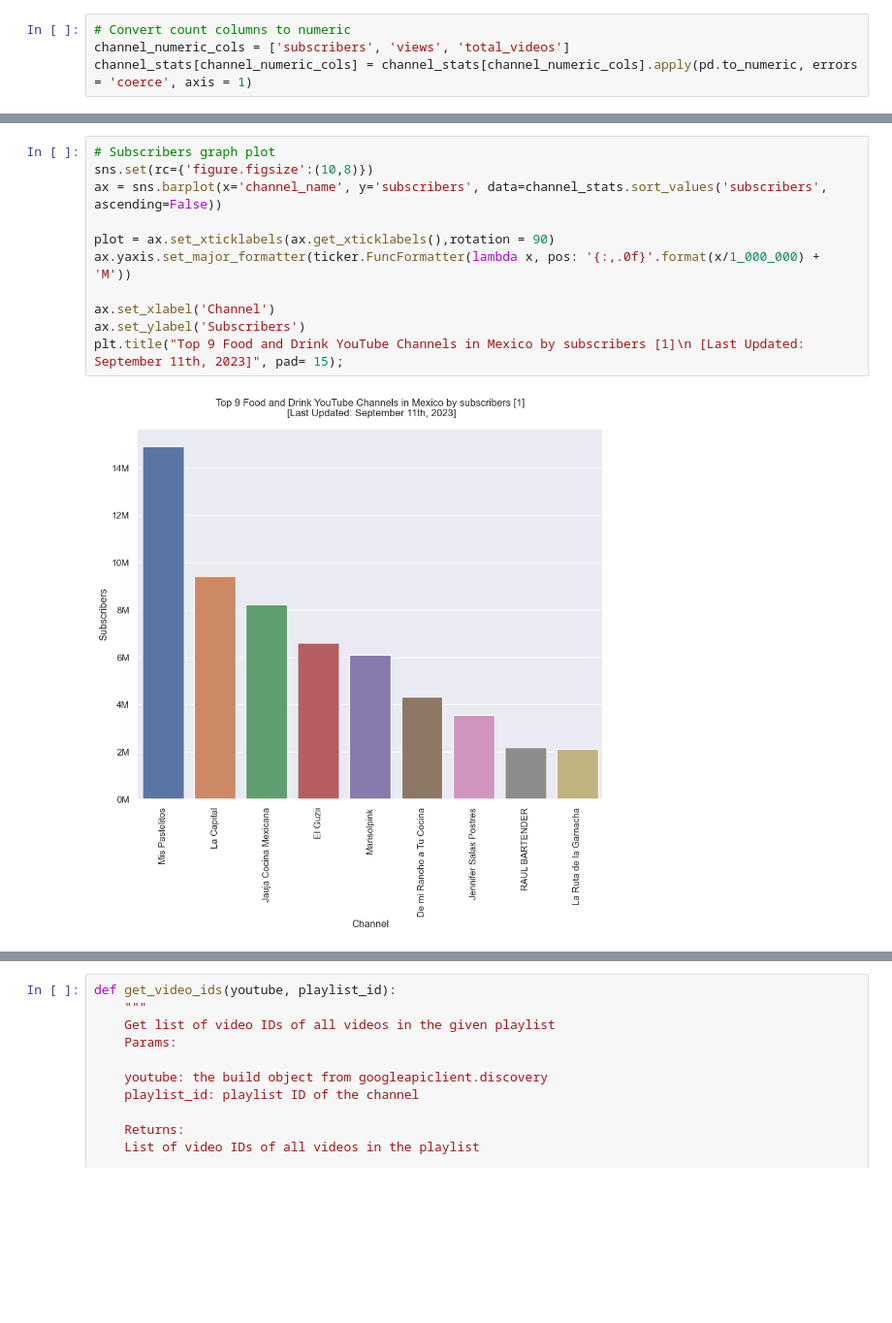
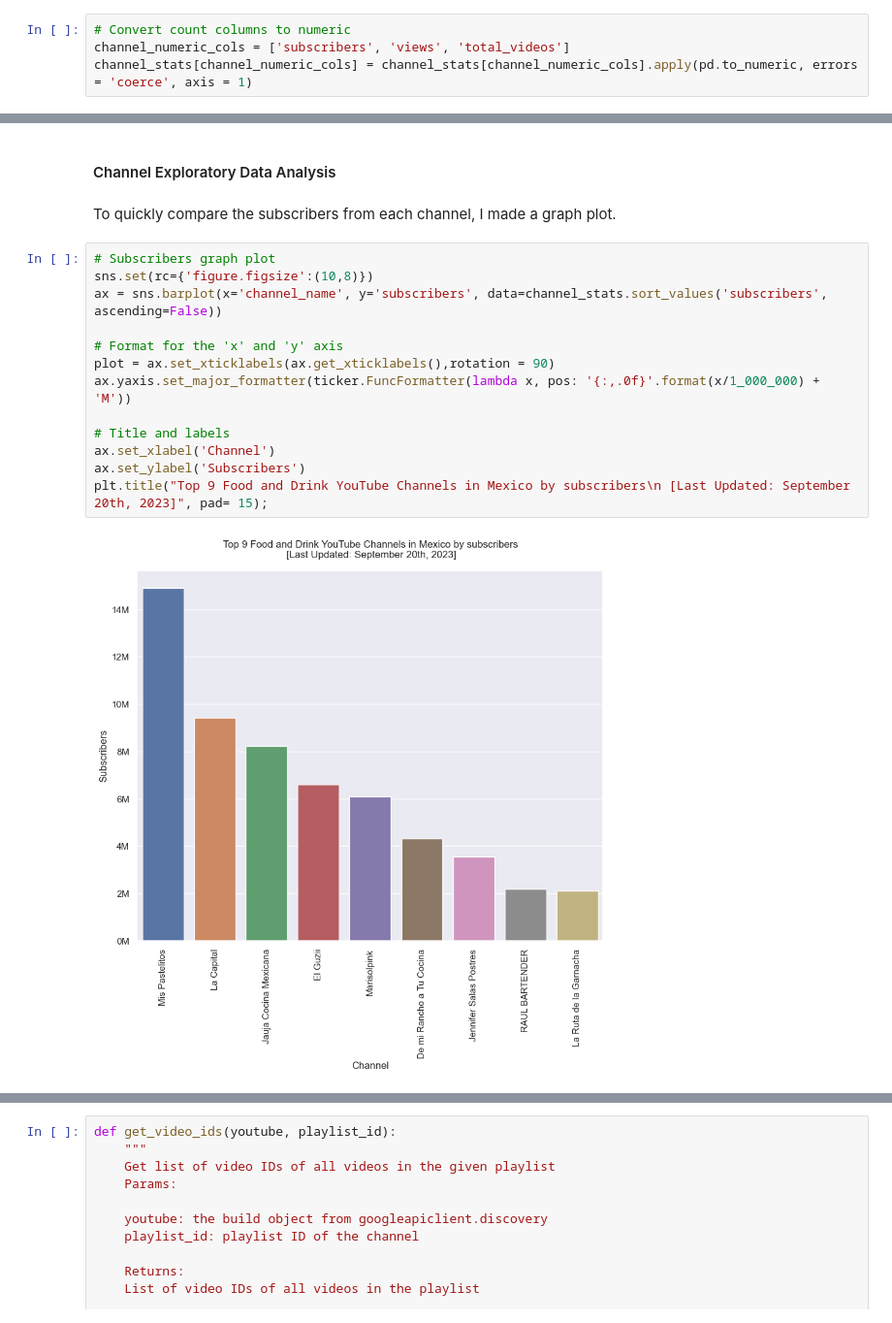
Before and after one commit to almartinezga/Data_Analysis_Portfolio, a Jupyter notebook: Python_YouTube API/Group_analysis.ipynb, the cells around one changed output, grey strips where cells are left out. Shown at 97% size. Saved outputs shown, nothing was run; the diff lists cells and outputs as text; blank space fills up the shorter version.

```diff
--- a/Python_YouTube API/Group_analysis.ipynb
+++ b/Python_YouTube API/Group_analysis.ipynb
@@ -157,13 +195,19 @@ channel_stats[channel_numeric_cols] = channel_stats[channel_numeric_cols].apply(
+# %% [markdown]
+#### Channel Exploratory Data Analysis
+# %% [markdown]
+To quickly compare the subscribers from each channel, I made a graph plot.
 # %%
 # Subscribers graph plot
 sns.set(rc={'figure.figsize':(10,8)})
 ax = sns.barplot(x='channel_name', y='subscribers', data=channel_stats.sort_values('subscribers', ascending=False))
 
+# Format for the 'x' and 'y' axis
 plot = ax.set_xticklabels(ax.get_xticklabels(),rotation = 90)
 ax.yaxis.set_major_formatter(ticker.FuncFormatter(lambda x, pos: '{:,.0f}'.format(x/1_000_000) + 'M'))
 
+# Title and labels
 ax.set_xlabel('Channel')
 ax.set_ylabel('Subscribers')
-plt.title("Top 9 Food and Drink YouTube Channels in Mexico by subscribers [1]\n [Last Updated: September 11th, 2023]", pad= 15);
+plt.title("Top 9 Food and Drink YouTube Channels in Mexico by subscribers\n [Last Updated: September 20th, 2023]", pad= 15);
 # %% [output]
-[figure, old version]
+[figure, new version]
```
Also changed, not shown: parts of 94 cells of this notebook, 1 other file.
